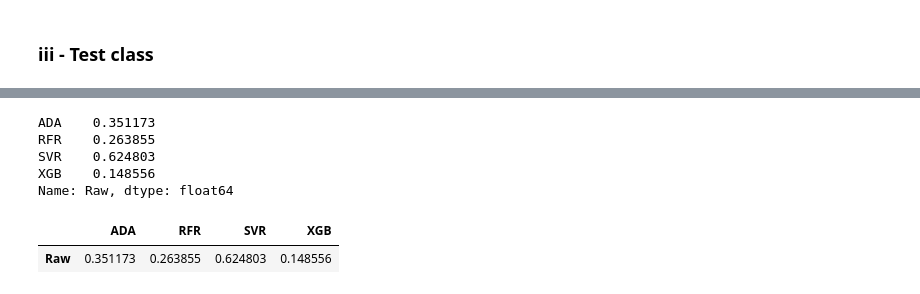
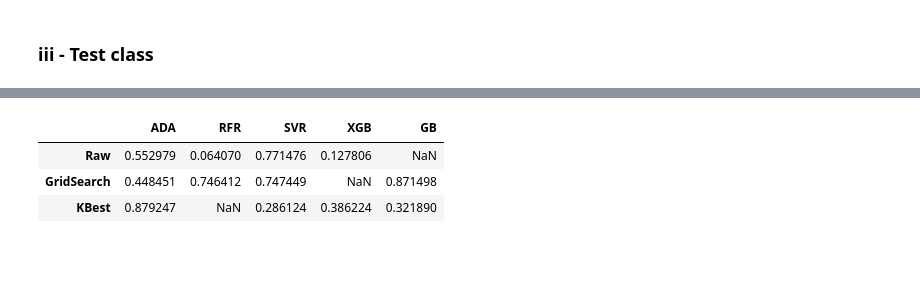
Before and after one commit to duythongvt1/URA-Projects, a Jupyter notebook: CornData/Corn2.ipynb, the cells around one changed output, grey strips where cells are left out. Cells and saved outputs as stored; diff of their text form; code cells hidden in the pictures; blank space fills up the shorter version.

```diff
--- a/CornData/Corn2.ipynb
+++ b/CornData/Corn2.ipynb
@@ -70,8 +70,11 @@ class ScoreSheet:
     def add_score(self,series):
         self.sheet = self.sheet.append(series)
 
-    def get_labels(self):
+    def get_pred_labels(self):
         return list(self.sheet.columns)
+
+    def get_test_labels(self):
+        return list(self.sheet.index)
 
     def get_test(self,name):
         return self.sheet.loc[name]
@@ -126,16 +134,14 @@ array([2, 1, 0, 1, 1, 2, 1, 1, 2, 2, 2, 2, 3, 3, 2, 2, 2, 3, 1, 3, 3, 3,
-# %%
-sc = test1.test("Raw",["ADA","RFR","SVR","XGB"])
-sc
-# %% [output]
-ADA    0.351173
-RFR    0.263855
-SVR    0.624803
-XGB    0.148556
-Name: Raw, dtype: float64
-# %%
-ss = ScoreSheet("Training")
-ss.add_score(sc)
-ss.get_sheet()
-# %% [output]
-|  | ADA | RFR | SVR | XGB |
-| Raw | 0.351173 | 0.263855 | 0.624803 | 0.148556 |
+# %%
+ss = ScoreSheet("Training")
+sc = test1.test("Raw",["ADA","RFR","SVR","XGB"])
+ss.add_score(sc)
+sc = test1.test("GridSearch",["ADA","RFR","SVR","GB"])
+ss.add_score(sc)
+sc = test1.test("KBest",["ADA","SVR","XGB","GB"])
+ss.add_score(sc)
+ss.get_sheet()
+# %% [output]
+|  | ADA | RFR | SVR | XGB | GB |
+| Raw | 0.552979 | 0.064070 | 0.771476 | 0.127806 | NaN |
+| GridSearch | 0.448451 | 0.746412 | 0.747449 | NaN | 0.871498 |
+| KBest | 0.879247 | NaN | 0.286124 | 0.386224 | 0.321890 |
```
Also changed, not shown: parts of 5 cells of this notebook.
